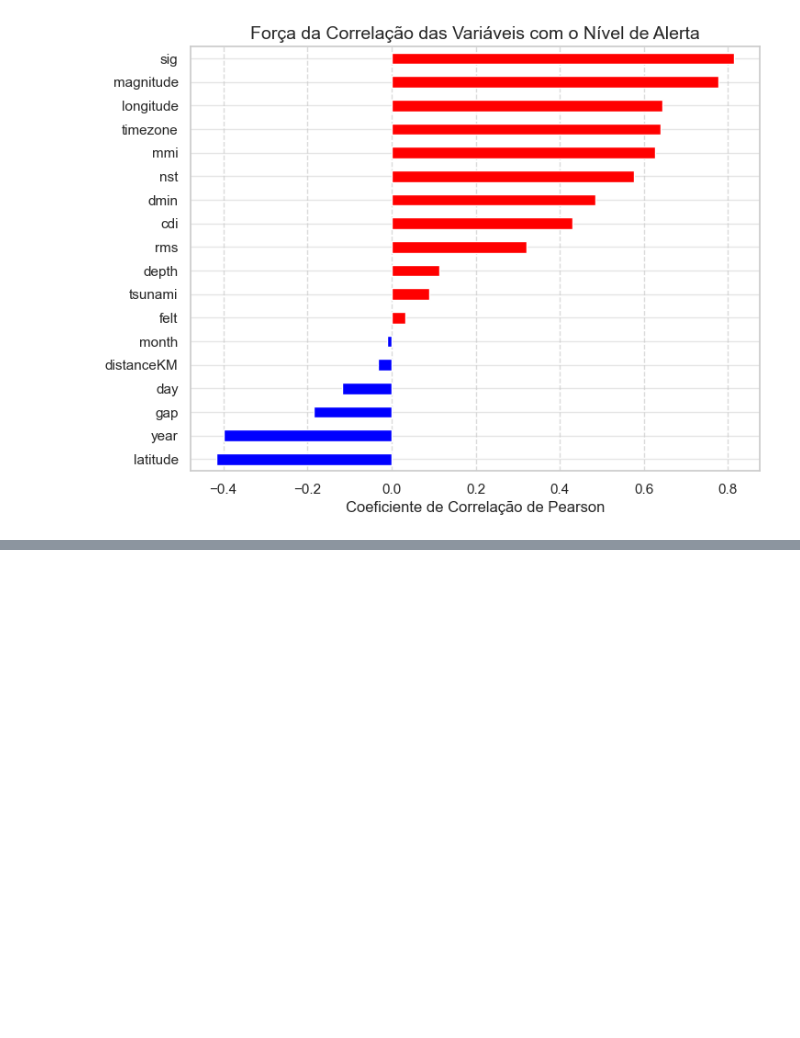
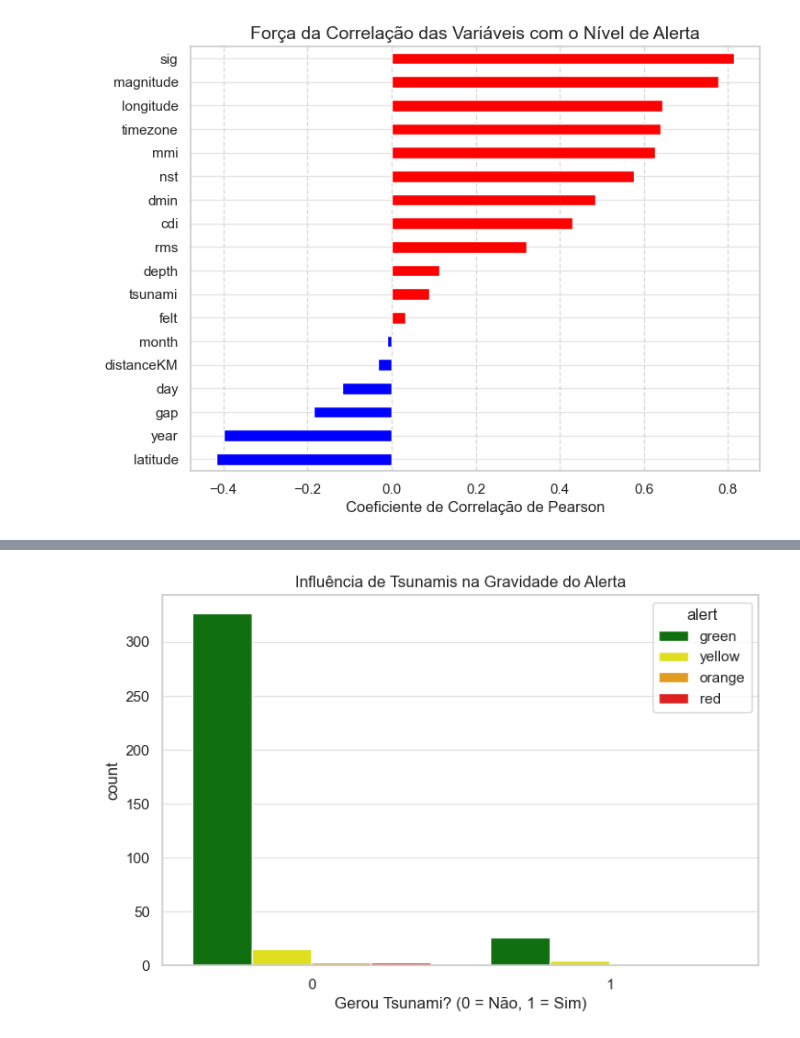
Before and after one commit to Juice-cpp/Earthquake_Model, a Jupyter notebook: Alert_EDA.ipynb, the cells around one changed output, grey strips where cells are left out. Cells and saved outputs as stored; diff of their text form; code cells hidden in the pictures; blank space fills up the shorter version.

```diff
--- a/Alert_EDA.ipynb
+++ b/Alert_EDA.ipynb
@@ -150,0 +177,10 @@ plt.show()
+# %%
+plt.figure(figsize=(8, 5))
+sns.countplot(data=df_mapa, x='tsunami', hue='alert',
+              hue_order=['green', 'yellow', 'orange', 'red'],
+              palette=['green', 'yellow', 'orange', 'red'])
+plt.title('Influência de Tsunamis na Gravidade do Alerta')
+plt.xlabel('Gerou Tsunami? (0 = Não, 1 = Sim)')
+plt.show()
+# %% [output]
+[figure, added]
```
Also changed, not shown: parts of 2 cells of this notebook.
